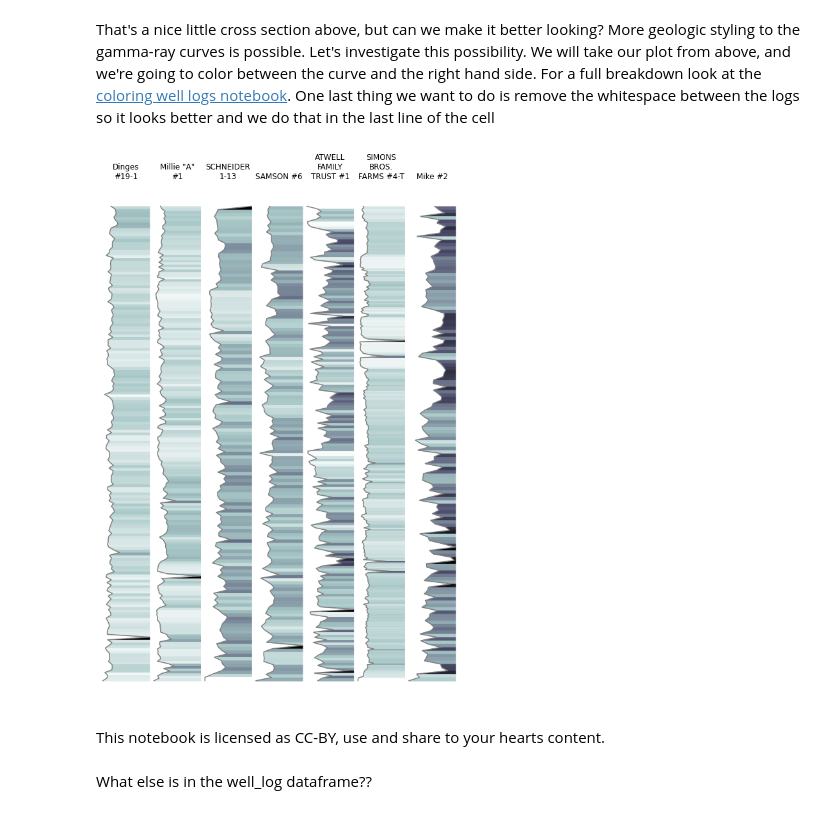
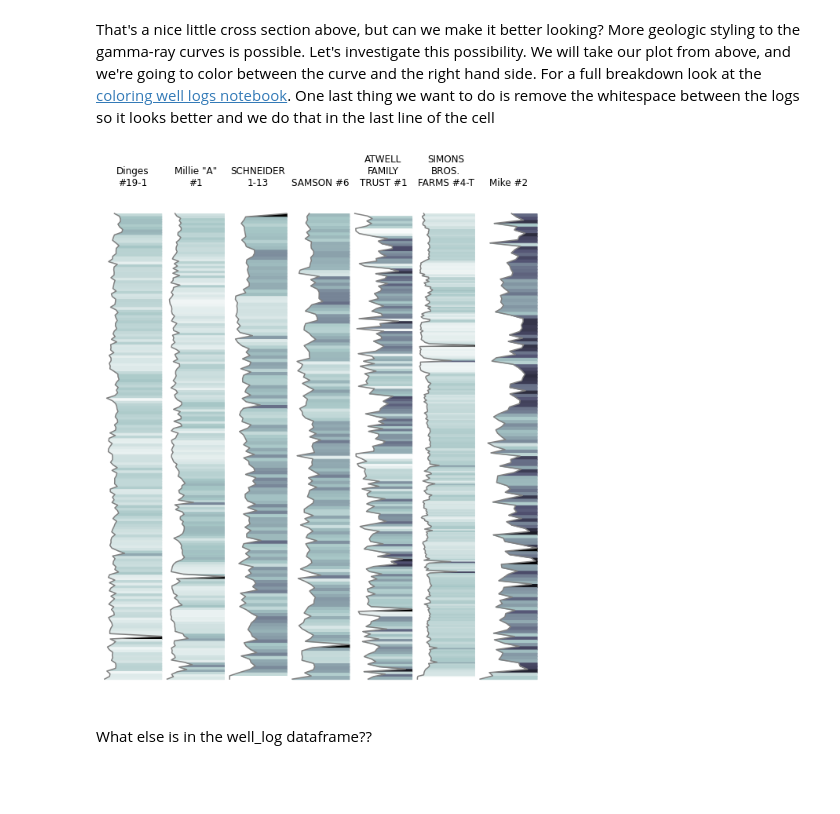
Before and after one commit to FRI-Energy-Analytics/2021_summer_fellows, a Jupyter notebook: transformers/cross section.ipynb, the cells around one changed output. Drawn from its saved outputs; the diff is of its cells as text; code cells hidden in the pictures; blank space fills up the shorter version.

```diff
--- a/transformers/cross section.ipynb
+++ b/transformers/cross section.ipynb
@@ -86,7 +81,7 @@ import matplotlib as mpl  # for making a colormap
 
 cmap = mpl.cm.bone_r  # select our color map
 
-fig = plt.figure(figsize=(10, 15))  # set our figure size
+fig = plt.figure(figsize=(10, 12))  # set our figure size
 
 
 for i, j in enumerate(range(14, 21)):  # we read in the 7 logs
@@ -98,36 +93,34 @@ for i, j in enumerate(range(14, 21)):  # we read in the 7 logs
         z = (
              x
         )  # create a third variable for the colors, you could have fun and make this another curve as well
     except Exception as E:
         print(wells[i])
         print(E)
     normalize = mpl.colors.Normalize(vmin=z.min(), vmax=z.max())
 
     ax = fig.add_subplot(
         171 + i
     )  # creates a subplot that the curve will be plotted in
     ax.plot(x, y, color="gray")
     # this does the plotting, we plot gamma ray as a function of depth. note we subtract the kelly bushing elevation (EKB) to get subsea depth
     ax.invert_yaxis()
     # flip the axis so downhole is down in the figure
 
     for k in range(x.size - 1):
         plt.fill_betweenx(
             [y[k], y[k + 1]],
             [x[k], x[k + 1]],
             x2=z.max(),
             color=cmap(normalize(z[k])),
         )
     # let's plot the fake tops from the csv file as a horizontal line, don't forget to subtract the KB elevation for subsea depth
     ax.axis("off")
     # this gets rid of the axis so they look clean
     ax.set_title("\n".join(wrap(well_log.well["WELL"].value, 10)))
     # and let's go ahead and add titles to each log for fun
 plt.subplots_adjust(wspace=0, hspace=0)
 # %% [output]
-[figure, old version]
+[figure, new version]
-# %% [markdown]
-This notebook is licensed as CC-BY, use and share to your hearts content.
 # %% [markdown]
 What else is in the well_log dataframe??
 # %%
```
Also changed, not shown: parts of 18 cells of this notebook, 1 other file.
